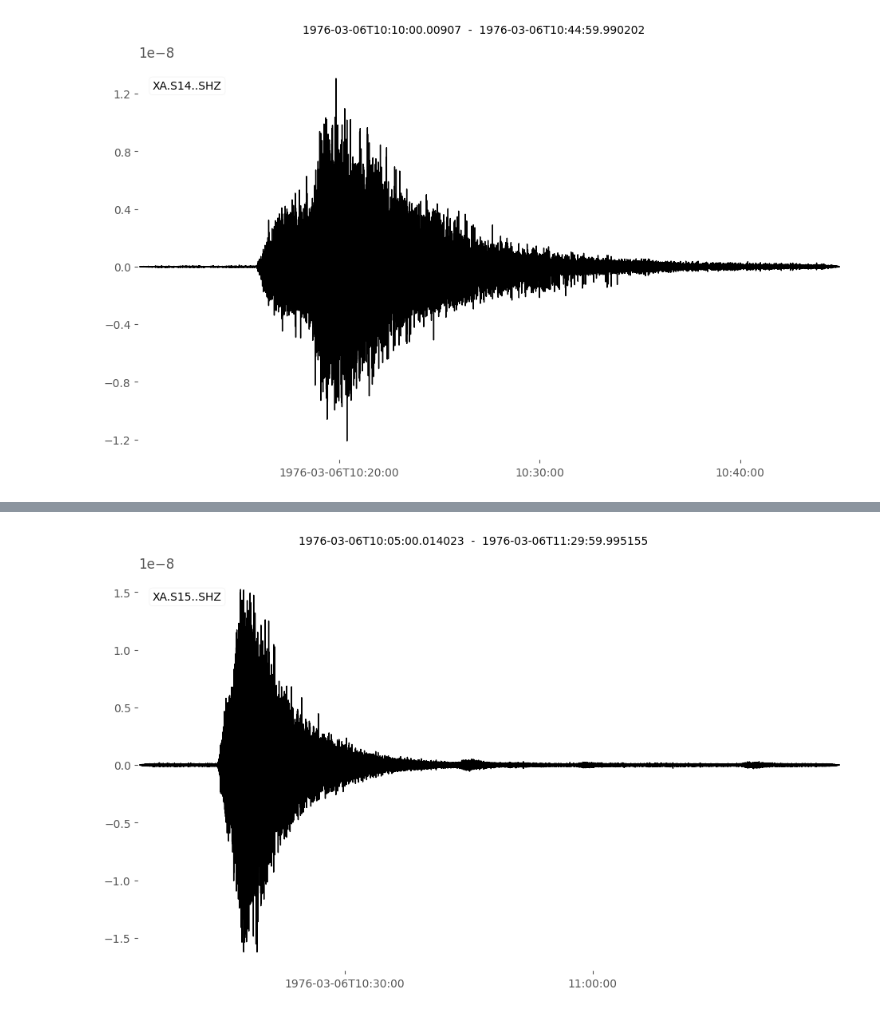
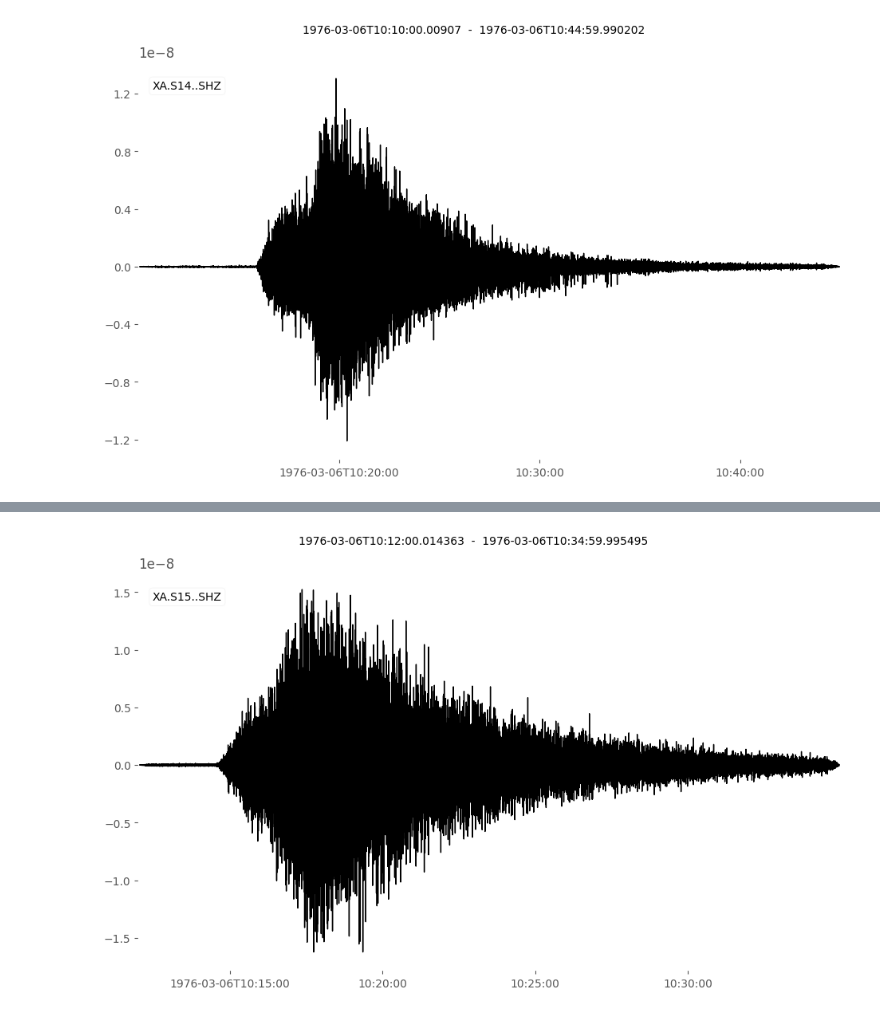
Before and after one commit to RamonMargarit/Heterogeneities-project, a Jupyter notebook: notebooks/Setting_up.ipynb, the cells around one changed output, grey strips where cells are left out. Saved outputs shown, nothing was run; the diff lists cells and outputs as text; code cells hidden in the pictures.

```diff
--- a/notebooks/Setting_up.ipynb
+++ b/notebooks/Setting_up.ipynb
@@ -173,7 +173,24 @@ view_Apollo()
 # %%
 from heterogeneities.io import view_apollo
-trace = view_apollo()
+starttime = UTCDateTime("1976-03-06T10:12:00")
+endtime   = UTCDateTime("1976-03-06T10:35:00")
+network   = "XA"
+station   = "S15"
+channel   = "SHZ"
+location  = "*"
+
+trace = view_apollo(stream=None,
+        starttime=starttime,
+        endtime=endtime,
+        network=network,
+        station=station,
+        channel=channel,
+        location=location,
+        plot_seismogram=True,
+        plot_response=False,
+)
+
 print(trace)
 # %% [output]
-[figure, old version]
+[figure, new version]
 1 Trace(s) in Stream:
```
Also changed, not shown: parts of 4 cells of this notebook.
